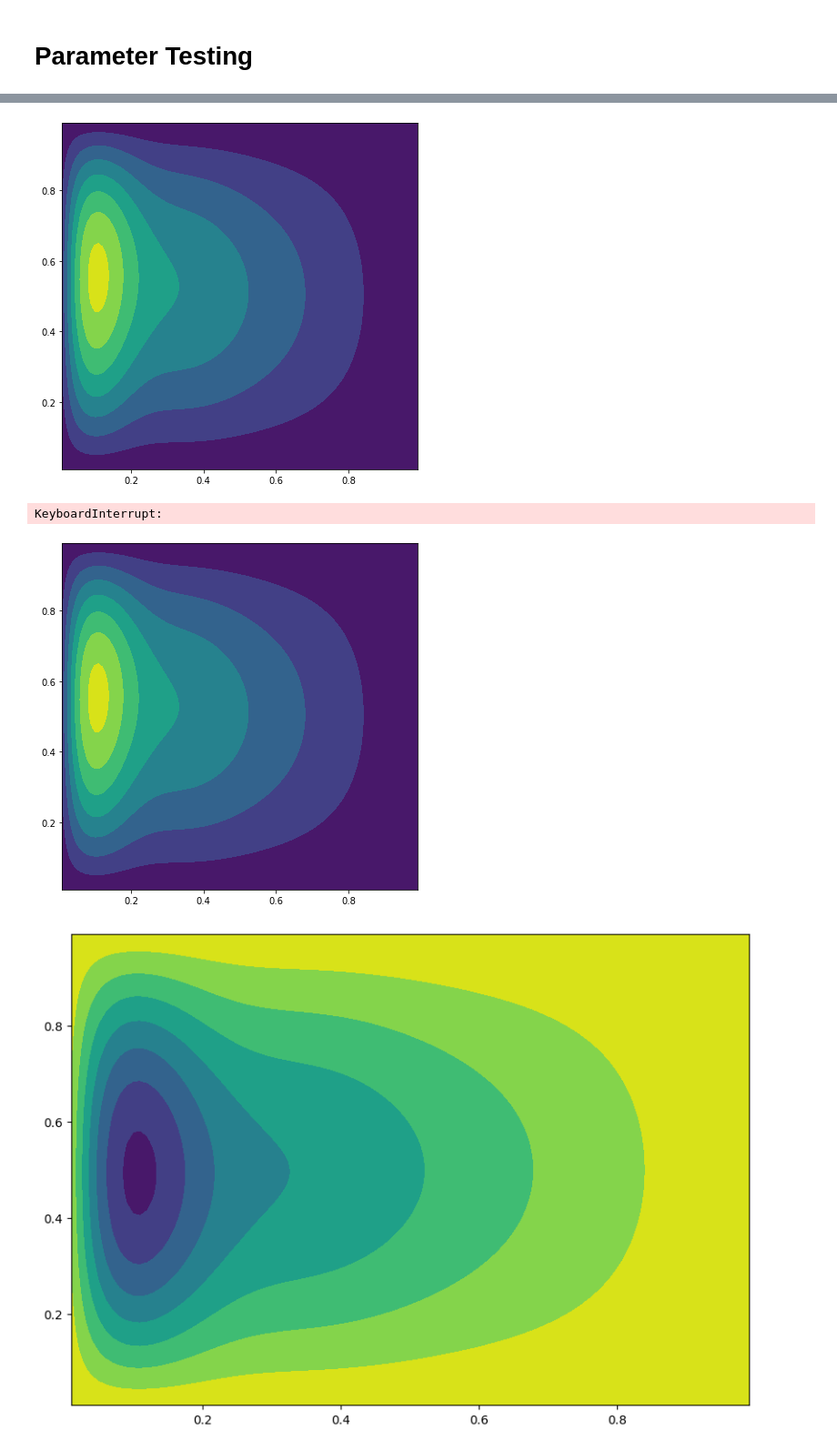
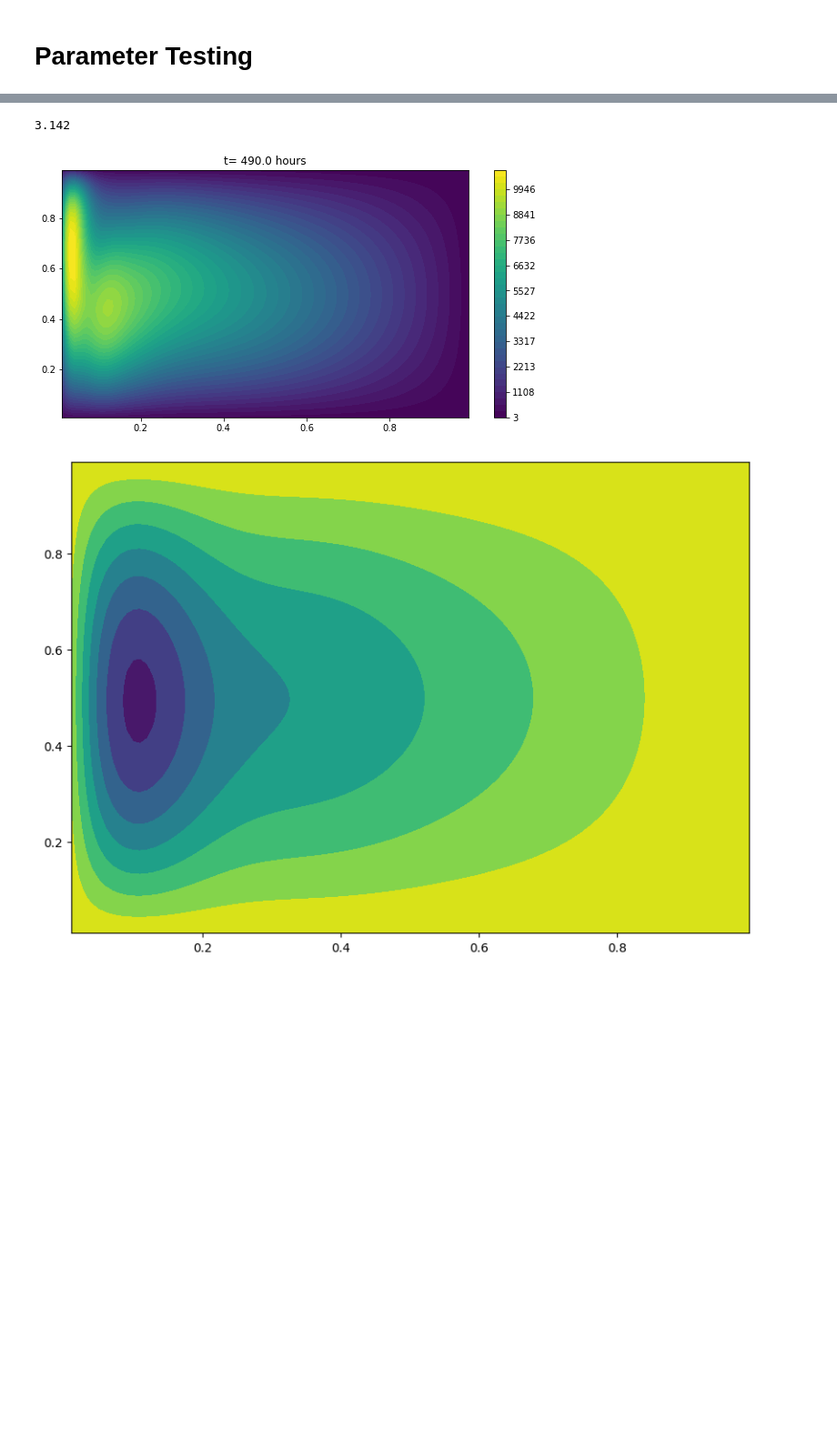
Before and after one commit to freya-gor/oceanic_circ, a Jupyter notebook: math project testing.ipynb, the cells around one changed output, grey strips where cells are left out. Shown at 91% size. Drawn from its saved outputs; the diff is of its cells as text; code cells hidden in the pictures; blank space fills up the shorter version.

```diff
--- a/math project testing.ipynb
+++ b/math project testing.ipynb
@@ -37,7 +37,7 @@ x, y = np.meshgrid(x,y)
 pi = np.pi
 
 
-lap = laplacian2D(N-1)/dx**2
+lap = laplacian2D(N-1)/(dx**2)
 ddx = ddx2D(N-1)/(2*dx)
 ddy = ddy2D(N-1)/(2*dx)
 #lap = lap.toarray()
@@ -97,6 +97,13 @@ plt.contourf(psi)
 #vals, vecs = eigs(lap,k=(N-1)**2)
 #print(vals)
 #print(vecs)
+
+
+# beta = 2e-11
+# v = 500
+# r = 1e-7
+# dt = 30 min
+# a = 2000 km
 # %% [output]
 <matplotlib.contour.QuadContourSet at 0x...>
 [figure]
@@ -416,3 +446,7 @@ psi solving
+# %%
+round(pi, 3)
+# %% [output]
+3.142
 # %%
 N = 100
 dx = 1/N
@@ -420,8 +454,9 @@ x = np.linspace(dx,1-dx,N-1)
 y = np.linspace(dx,1-dx,N-1)
 x, y = np.meshgrid(x,y)
 pi = np.pi
-dt = 0.0001
+dt = 1800
 T = 1/dt
+a = 2e6
 
 lap = laplacian2D(N-1)/dx**2
 ddx = ddx2D(N-1)/(2*dx)
@@ -430,53 +465,59 @@ ddy = ddy2D(N-1)/(2*dx)
 
 print('laplacian defined')
 
-r = 0.1
-beta = 1
-nu = 0.0001
+r = 1e-7
+beta = 2e-11
+nu = 500
 
 A = r * lap + beta * ddx
-B = - nu * lap.dot(lap) + beta * ddx
-C = T * lap - nu * lap.dot(lap) + beta * ddx
-f = -np.pi*np.sin(pi*y)
+B = - (nu/a**4) * lap.dot(lap) + (beta/a) * ddx #+ (r/a**2) * lap
+C = ((T + r)/a**2) * lap - (nu/a**4) * lap.dot(lap) + (beta/a) * ddx
+f = -1e-13 * np.sin(pi*y)
 f_long = np.reshape(f,(N-1)**2)
 
-niter=15000
+niter=1000
 
 psi_long = spsolve(B,f_long)
 psi = np.reshape(psi_long,(N-1,N-1))
-
-fig, ax = plt.subplots(figsize = (7, 7))
 
 psis = []
 
 from IPython.display import display, clear_output
 import time
 
 for i in range(niter):
     q_long = lap.dot(psi_long)
     q_long_x = ddx.dot(q_long)
     q_long_y = ddy.dot(q_long)
     psi_long_x = ddx.dot(psi_long)
     psi_long_y = ddy.dot(psi_long)
-    rhs_long = f_long - (psi_long_x*q_long_y - psi_long_y*q_long_x) + T * q_long
+    rhs_long = f_long - (psi_long_x*q_long_y - psi_long_y*q_long_x)/(a**4) + (T * q_long)/(a**2)
 
 
     #psi_long = spsolve(A,rhs_long)
-    psi_long = spsolve(C,rhs_long)
+    psi_long = spsolve(C, rhs_long)
 
 
     psi = np.reshape(psi_long,(N-1,N-1))
-    c_ = ax.contourf(x,y,psi)
-    clear_output(wait = True)
-    display(fig)
-    time.sleep(0.2)
-    #plt.pause(0.1)
 
-plt.show()
+    if (i%20==0):
+        clear_output(wait=True)
+        fig, ax = plt.subplots(figsize = (10, 5))
+
+        psimin = np.min(psi)
+        psimax = np.max(psi)
+        levels = np.linspace(psimin, psimax, 40)
+        paras = dict(levels=levels, vmin=psimin, vmax=psimax, origin='lower')
+
+        c_ = ax.contourf(x,y,psi, **paras)
+        plt.colorbar(c_)
+
+        ax.set(title = f't= {round((dt * i)/3600, 2)} hours')
+
+        plt.pause(.02)
+        plt.show()
 # %% [output]
-[figure, old version]
+[figure, new version]
-KeyboardInterrupt:
-[figure, removed]
 # %%
 from matplotlib import animation
 matplotlib.use('Qt5Agg')
```
Also changed, not shown: parts of 2 cells of this notebook, 4 other files.
